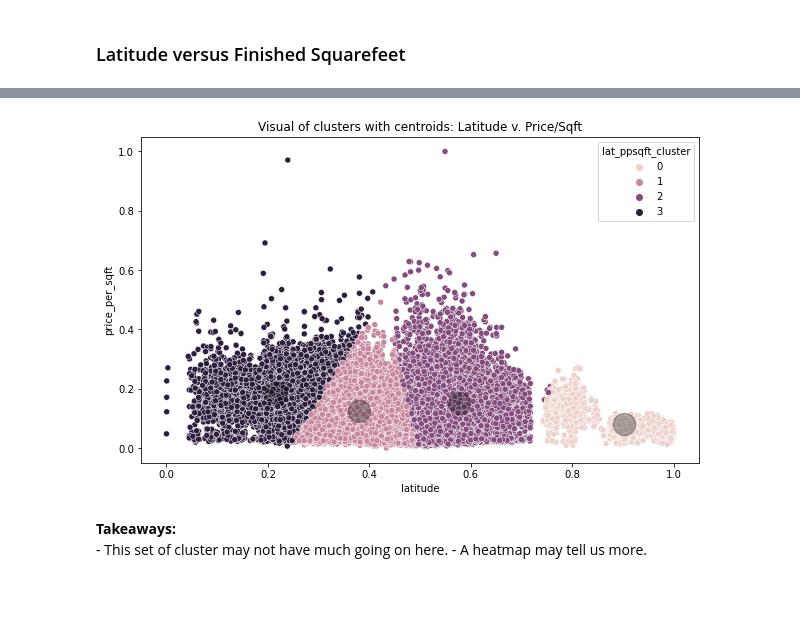
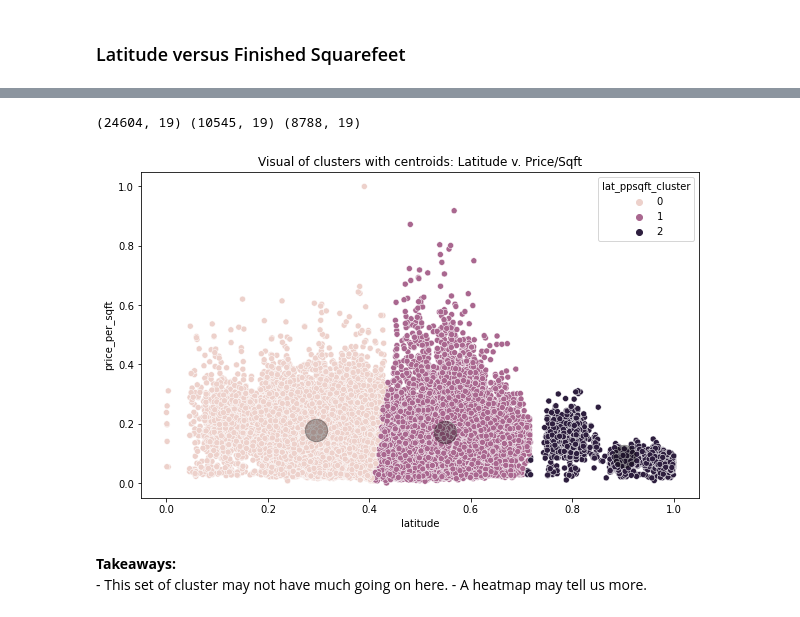
Before and after one commit to DesireeMcElroy/zillow-clustering-project, a Jupyter notebook: zillow.ipynb, the cells around one changed output, grey strips where cells are left out. Cells and saved outputs as stored; diff of their text form; code cells hidden in the pictures.

```diff
--- a/zillow.ipynb
+++ b/zillow.ipynb
@@ -625,13 +652,35 @@ for ax, k in zip(axs.ravel(), range(2, 6)):
 # %%
-# k = 4 makes the most sense here
+# k = 3 makes the most sense here
+
+# name cluster column
 cluster_name = 'lat_ppsqft_cluster'
-k = 4
+
+# assign k=3 for three clusters
+k = 3
+
+
+# create column on train dataframe
+X = train_scaled[['latitude', 'price_per_sqft']]
 train_scaled, X, scaler, kmeans, centroids = explore.create_cluster(train_scaled, X, k, cluster_name)
 
+
+# create column on validate dataframe
+X = validate_scaled[['latitude', 'price_per_sqft']]
+validate_scaled, X, scaler, kmeans, centroids = explore.create_cluster(validate_scaled, X, k, cluster_name)
+
+
+# create column on test dataframe
+X = test_scaled[['latitude', 'price_per_sqft']]
+test_scaled, X, scaler, kmeans, centroids = explore.create_cluster(test_scaled, X, k, cluster_name)
+
+print(train_scaled.shape, validate_scaled.shape, test_scaled.shape)
+
+# create visual
 explore.create_cluster_scatter_plot('latitude', 'price_per_sqft', train_scaled, X, kmeans, scaler, cluster_name)
 plt.title('Visual of clusters with centroids: Latitude v. Price/Sqft');
 # %% [output]
+(24604, 19) (10545, 19) (8788, 19)
-[figure, old version]
+[figure, new version]
 # %% [markdown]
 **Takeaways:**
 \
```
Also changed, not shown: parts of 60 cells of this notebook.
